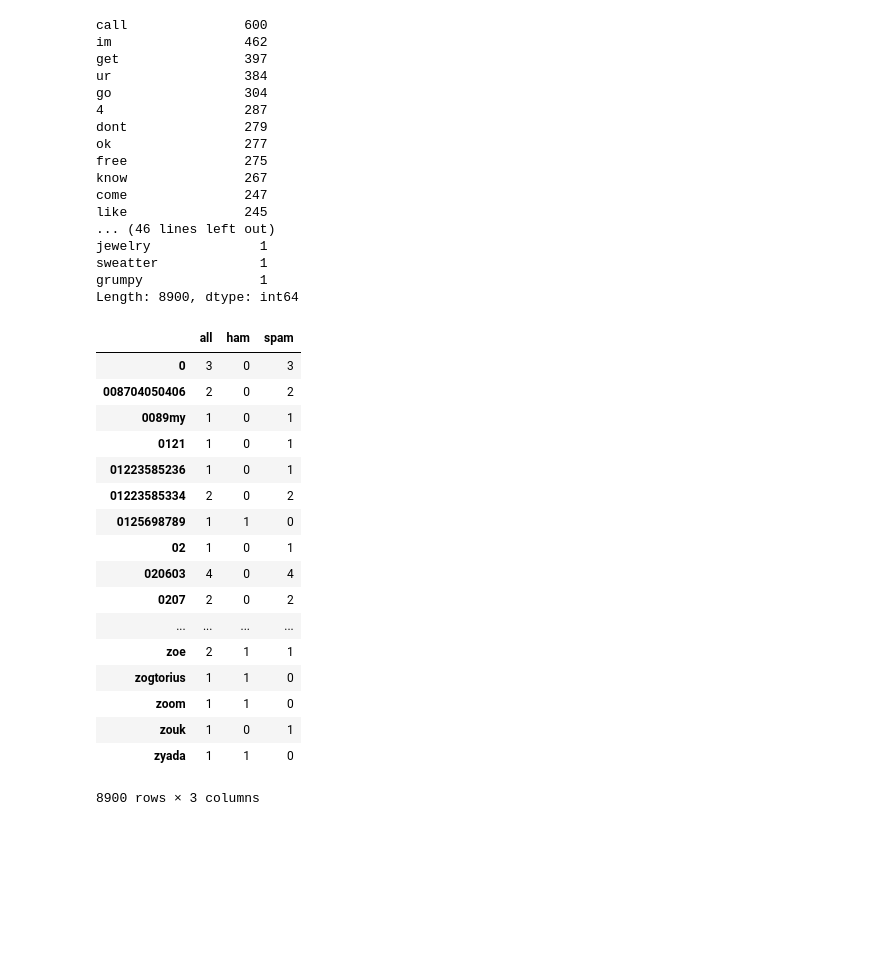
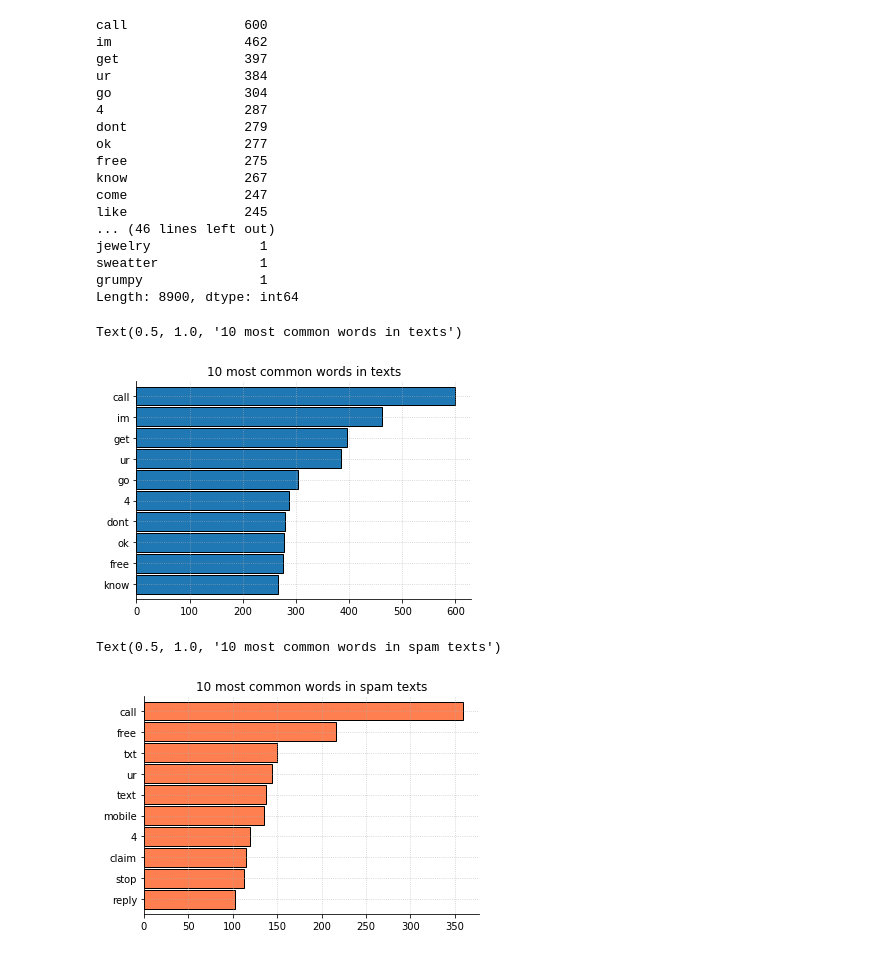
Before and after one commit to Jacqueline-A-Shay/ds-methodologies-exercises, a Jupyter notebook: NLP/prepare.ipynb, the cells around one changed output. Saved outputs shown, nothing was run; the diff lists cells and outputs as text; code cells hidden in the pictures; blank space fills up the shorter version.

```diff
--- a/NLP/prepare.ipynb
+++ b/NLP/prepare.ipynb
@@ -183,24 +183,15 @@ tf = (
     .fillna(0)
     .apply(lambda col: col.astype(int))
 )
-# %%
-tf
-# %% [output]
-|  | all | ham | spam |
-| 0 | 3 | 0 | 3 |
-| 008704050406 | 2 | 0 | 2 |
-| 0089my | 1 | 0 | 1 |
-| 0121 | 1 | 0 | 1 |
-| 01223585236 | 1 | 0 | 1 |
-| 01223585334 | 2 | 0 | 2 |
-| 0125698789 | 1 | 1 | 0 |
-| 02 | 1 | 0 | 1 |
-| 020603 | 4 | 0 | 4 |
-| 0207 | 2 | 0 | 2 |
-| ... | ... | ... | ... |
-| zoe | 2 | 1 | 1 |
-| zogtorius | 1 | 1 | 0 |
-| zoom | 1 | 1 | 0 |
-| zouk | 1 | 0 | 1 |
-| zyada | 1 | 1 | 0 |
-8900 rows × 3 columns
+# %%
+tf.sort_values(by='all')['all'].tail(10).plot.barh(width=.9)
+plt.title('10 most common words in texts')
+# %% [output]
+Text(0.5, 1.0, '10 most common words in texts')
+[figure, added]
+# %%
+tf.sort_values(by='spam')['spam'].tail(10).plot.barh(width=.9, color = 'coral')
+plt.title('10 most common words in spam texts')
+# %% [output]
+Text(0.5, 1.0, '10 most common words in spam texts')
+[figure, added]
```
Also changed, not shown: parts of 2 cells of this notebook.
